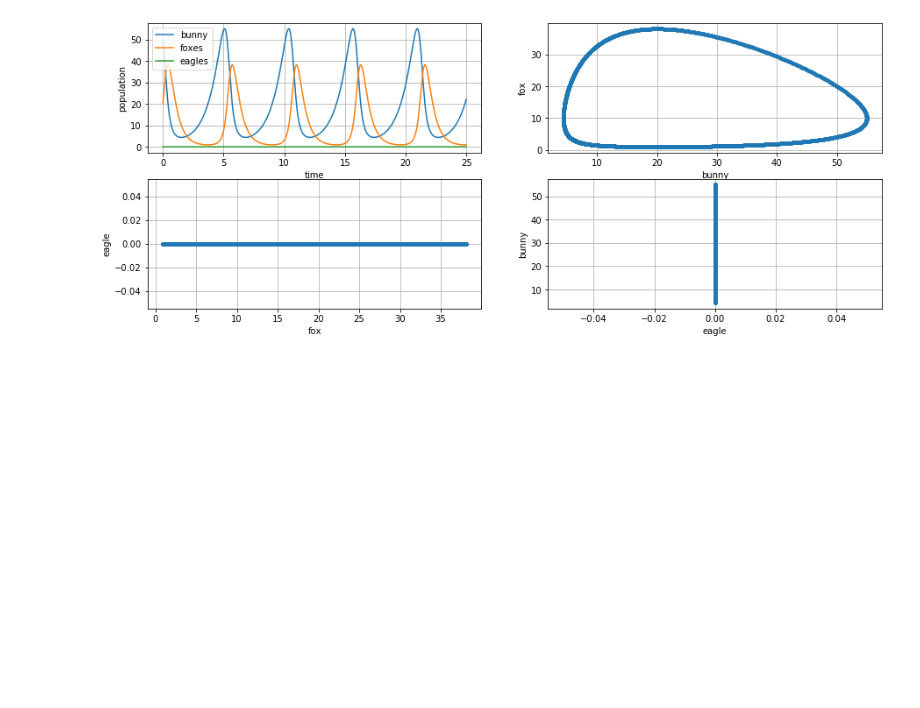
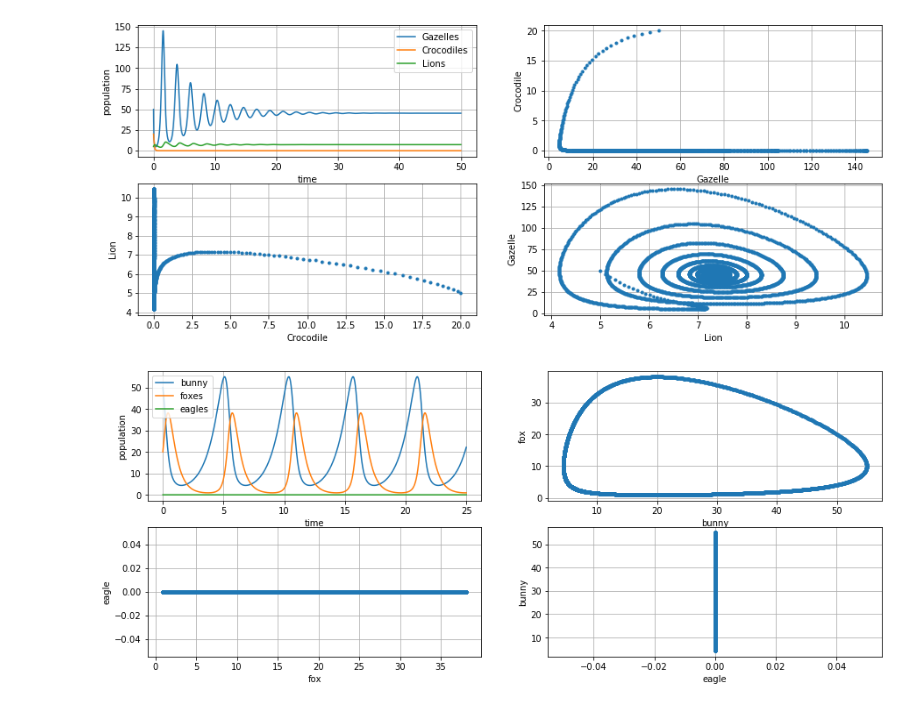
Before and after one commit to thatmariia/ModellingODE, a Jupyter notebook: Lotka Volterra.ipynb, the cells around one changed output. Saved outputs shown, nothing was run; the diff lists cells and outputs as text; code cells hidden in the pictures; blank space fills up the shorter version.

```diff
--- a/Lotka Volterra.ipynb
+++ b/Lotka Volterra.ipynb
@@ -41,7 +41,7 @@ def RungeKutta(y: List[float], a: float, b: float, c: float, d: float, e:float,
 
     return result
 # %%
-def solve_pop(a: float, b: float, c: float, d: float, e:float, f: float, g: float, h: float, k: float, initial_1: float, initial_2: float, initial_3: float):
+def solve_pop(a: float, b: float, c: float, d: float, e:float, f: float, g: float, h: float, k: float, M: float, q: float, E: float, m1: float, m2: float, initial_1: float, initial_2: float, initial_3: float):
     '''Shows plots from various perspectives for different
     constants in the Lotka-Volterra model and different
     initial values of the differential equations.'''
@@ -63,7 +63,7 @@ def solve_pop(a: float, b: float, c: float, d: float, e:float, f: float, g: floa
 
     for i in range(0, n):
         t = dt * i
-        y = RungeKutta(y, a, b, c, d, e, f, g, h, k, dt)
+        y = RungeKutta(y, a, b, c, d, e, f, g, h, k, M, q, E, m1, m2, dt)
 
         time.append(t)
 
@@ -149,3 +145,7 @@ solve_pop(10, 0.2, 0.2, 0.2, 2, 0.2, 0.1, 0.2, 8, 50, 2, 0)
+# %%
+solve_pop(10, 1, 1.3, 0.1, 0.5, 1.3, 0.02, 0.2, 0.8, 1000, 0.8, 1, 0.1, 1, 50, 20, 5)
+# %% [output]
+[figure, added]
 # %%
 solve_pop(1, 0.1, 0, 0.1, 2, 0, 0, 0, 0, 50, 20, 0)
 # %% [output]
```
Also changed, not shown: parts of 6 cells of this notebook.
